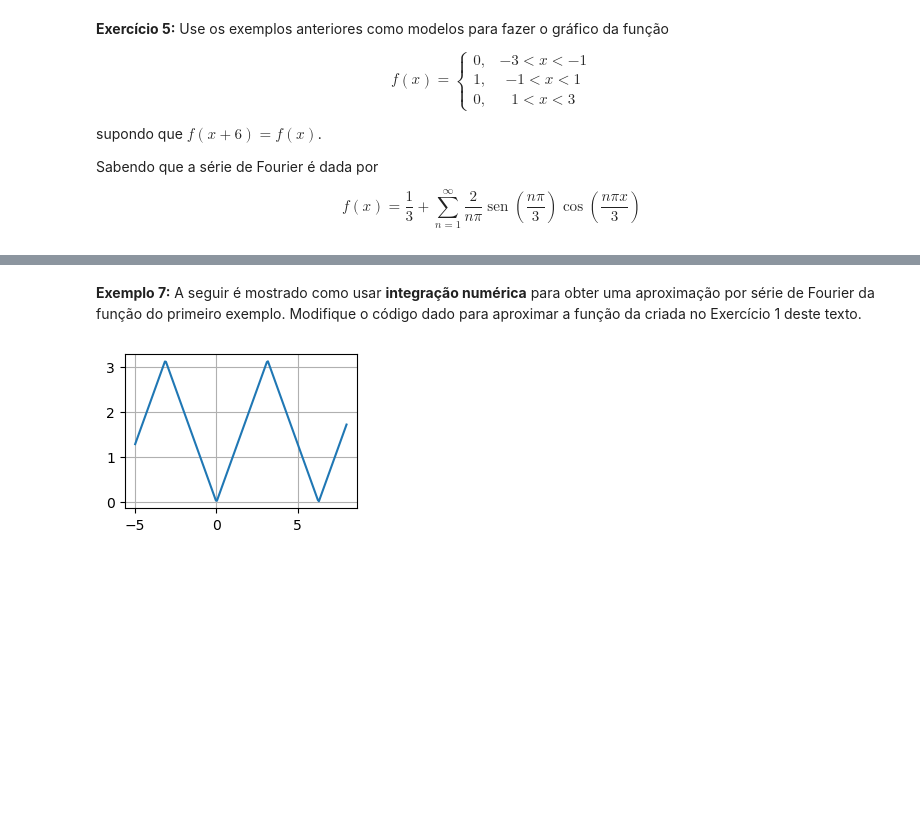
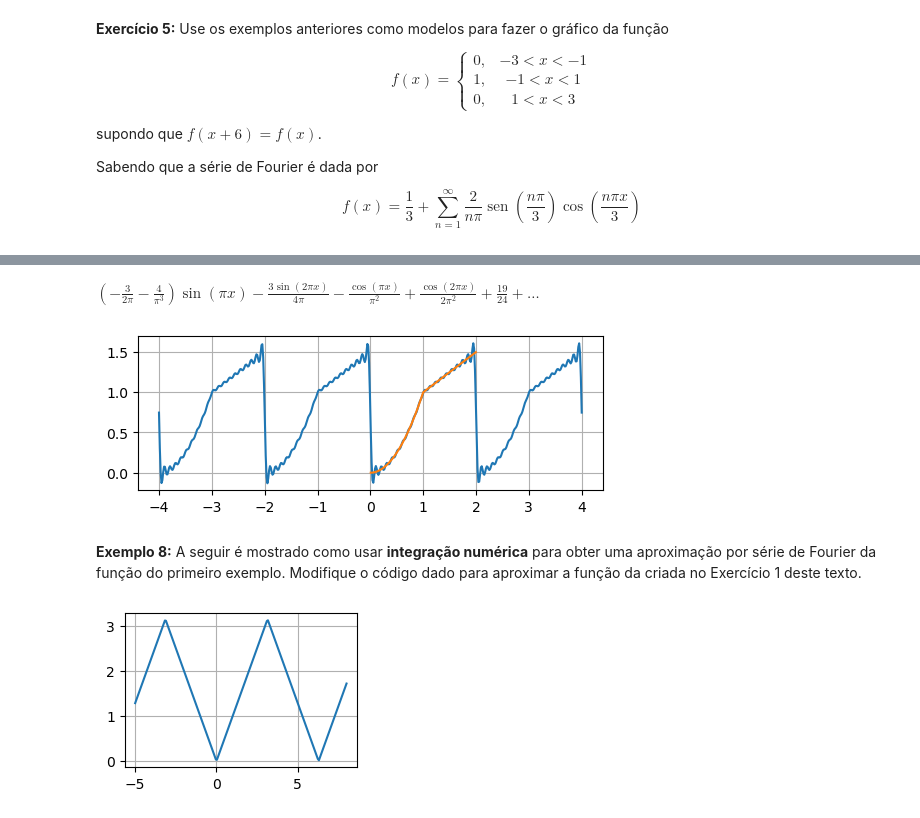
Before and after one commit to tiagoburiol/MatComp_IV, a Jupyter notebook: 02_funcoes_periodicas _e_serie_de_fourier.ipynb, the cells around one changed output, grey strips where cells are left out. Cells and saved outputs as stored; diff of their text form; code cells hidden in the pictures; blank space fills up the shorter version.

```diff
--- a/02_funcoes_periodicas _e_serie_de_fourier.ipynb
+++ b/02_funcoes_periodicas _e_serie_de_fourier.ipynb
@@ -504,5 +533,24 @@ $$
+# %%
+x = sp.symbols('x')
+f = sp.Piecewise((x**2, (x >= 0) & (x < 1)),
+                 ((x+1)/2, (x >= 1) & (x < 2)))
+fs = sp.fourier_series(f, (x, 0, 2))
+display(fs)
+
+f_lamb = sp.lambdify(x,fs.truncate(20))
+
+xi = np.linspace(-4,4,500)
+yi =  sp.lambdify(x,f)(xi)
+
+fig, ax = plt.subplots(figsize=(6,2))
+plt.plot(xi, f_lamb(xi), xi, yi)
+plt.grid()
+plt.show()
+# %% [output]
+$\displaystyle \left(- \frac{3}{2 \pi} - \frac{4}{\pi^{3}}\right) \sin{\left(\pi x \right)} - \frac{3 \sin{\left(2 \pi x \right)}}{4 \pi} - \frac{\cos{\left(\pi x \right)}}{\pi^{2}} + \frac{\cos{\left(2 \pi x \right)}}{2 \pi^{2}} + \frac{19}{24} + \ldots$
+[figure, added]
 # %% [markdown]
-**Exemplo 7:**
+**Exemplo 8:**
 A seguir é mostrado como usar **integração numérica** para obter uma aproximação por série de Fourier da função do primeiro exemplo. Modifique o código dado para aproximar a função da criada no Exercício 1 deste texto.
 # %%
 def f(x):
```
Also changed, not shown: parts of 5 cells of this notebook.
